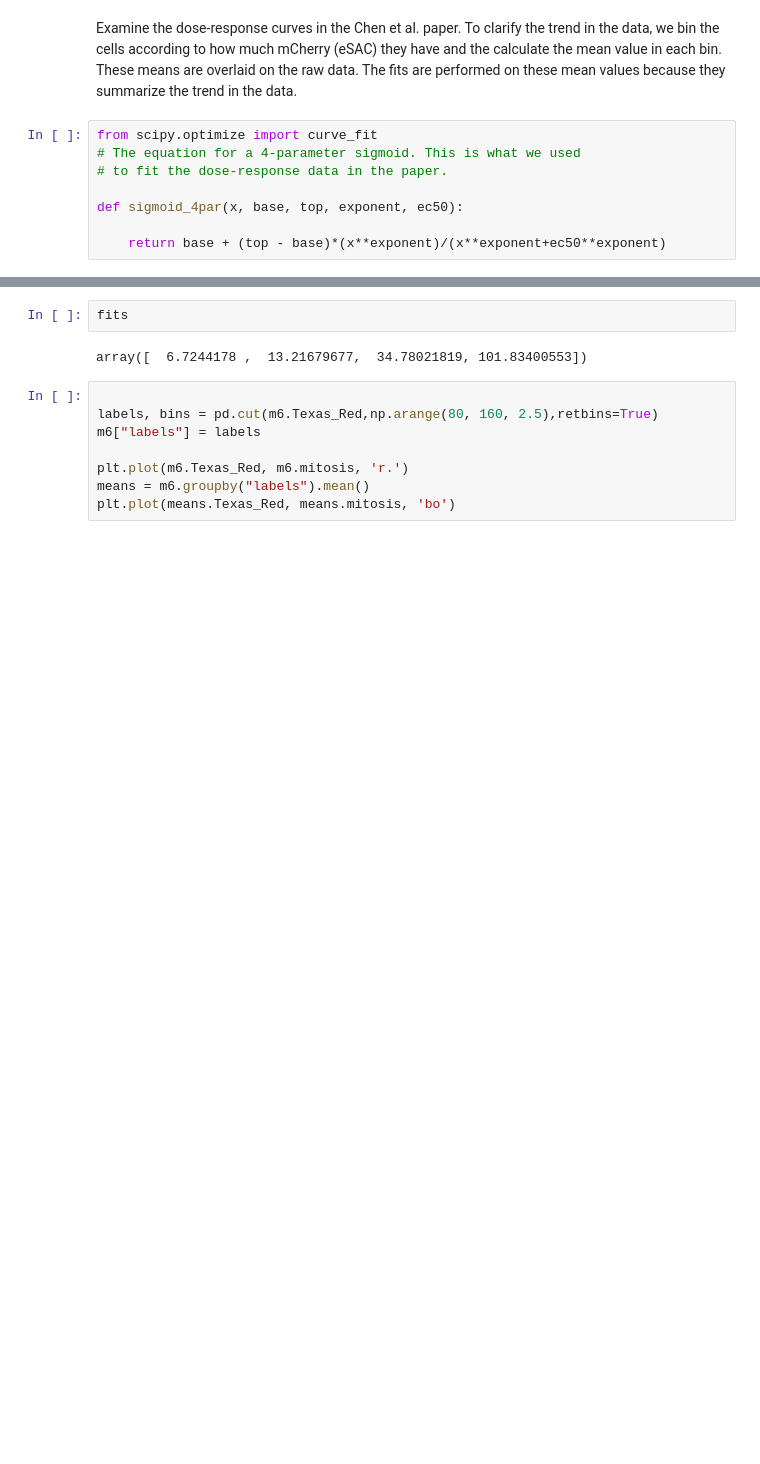
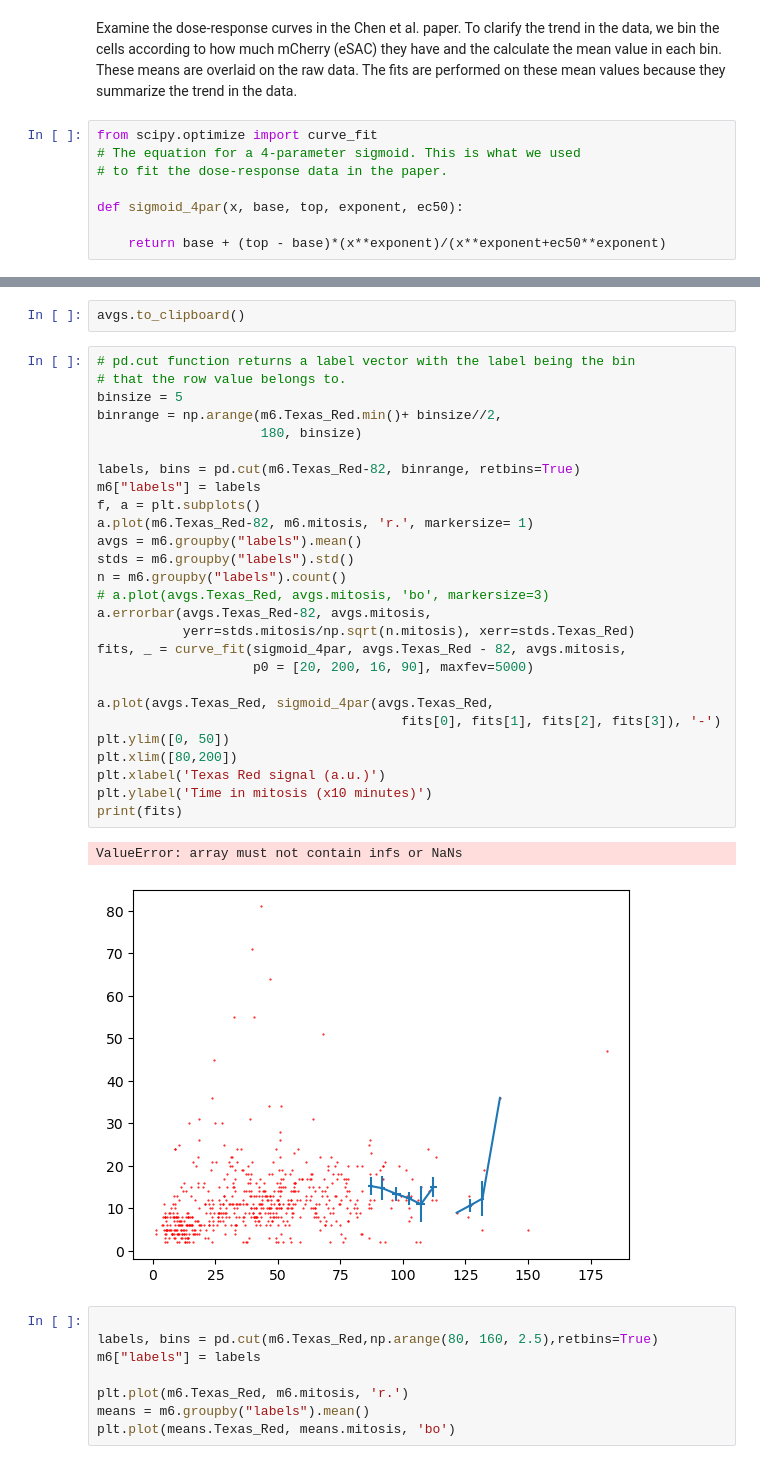
Before and after one commit to anishjv/cellapp-analysis, a Jupyter notebook: eSAC_data_analysis.ipynb, the cells around one changed output, grey strips where cells are left out. Saved outputs shown, nothing was run; the diff lists cells and outputs as text; blank space fills up the shorter version.

Commit message:
added sigmoid fitting

```diff
--- a/eSAC_data_analysis.ipynb
+++ b/eSAC_data_analysis.ipynb
@@ -98,7 +168,35 @@ Text(0, 0.5, 'Time in mitosis (x10 minutes)')
-# %%
-fits
-# %% [output]
-array([  6.7244178 ,  13.21679677,  34.78021819, 101.83400553])
+# %%
+avgs.to_clipboard()
+# %%
+# pd.cut function returns a label vector with the label being the bin
+# that the row value belongs to.
+binsize = 5
+binrange = np.arange(m6.Texas_Red.min()+ binsize//2,
+                     180, binsize)
+
+labels, bins = pd.cut(m6.Texas_Red-82, binrange, retbins=True)
+m6["labels"] = labels
+f, a = plt.subplots()
+a.plot(m6.Texas_Red-82, m6.mitosis, 'r.', markersize= 1)
+avgs = m6.groupby("labels").mean()
+stds = m6.groupby("labels").std()
+n = m6.groupby("labels").count()
+# a.plot(avgs.Texas_Red, avgs.mitosis, 'bo', markersize=3)
+a.errorbar(avgs.Texas_Red-82, avgs.mitosis,
+           yerr=stds.mitosis/np.sqrt(n.mitosis), xerr=stds.Texas_Red)
+fits, _ = curve_fit(sigmoid_4par, avgs.Texas_Red - 82, avgs.mitosis,
+                    p0 = [20, 200, 16, 90], maxfev=5000)
+
+a.plot(avgs.Texas_Red, sigmoid_4par(avgs.Texas_Red,
+                                       fits[0], fits[1], fits[2], fits[3]), '-')
+plt.ylim([0, 50])
+plt.xlim([80,200])
+plt.xlabel('Texas Red signal (a.u.)')
+plt.ylabel('Time in mitosis (x10 minutes)')
+print(fits)
+# %% [output]
+ValueError: array must not contain infs or NaNs
+[figure, added]
 # %%
 
 labels, bins = pd.cut(m6.Texas_Red,np.arange(80, 160, 2.5),retbins=True)
```
Also changed, not shown: parts of 6 cells of this notebook, 1 other file.
